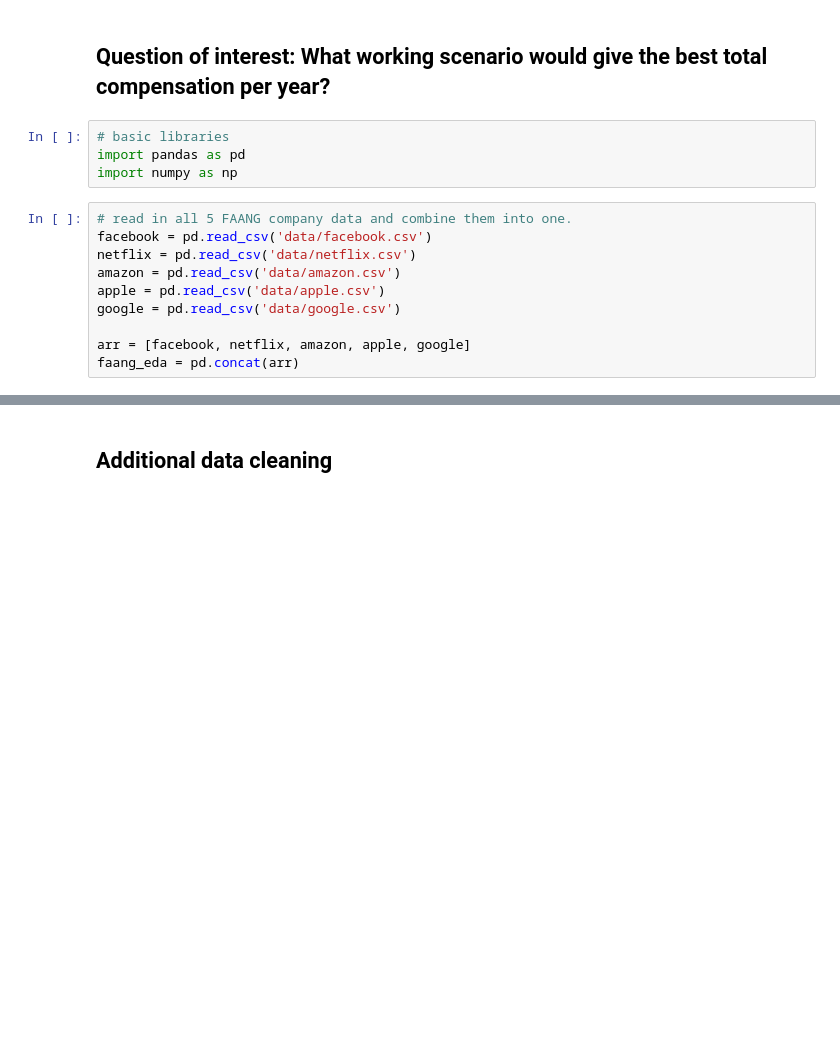
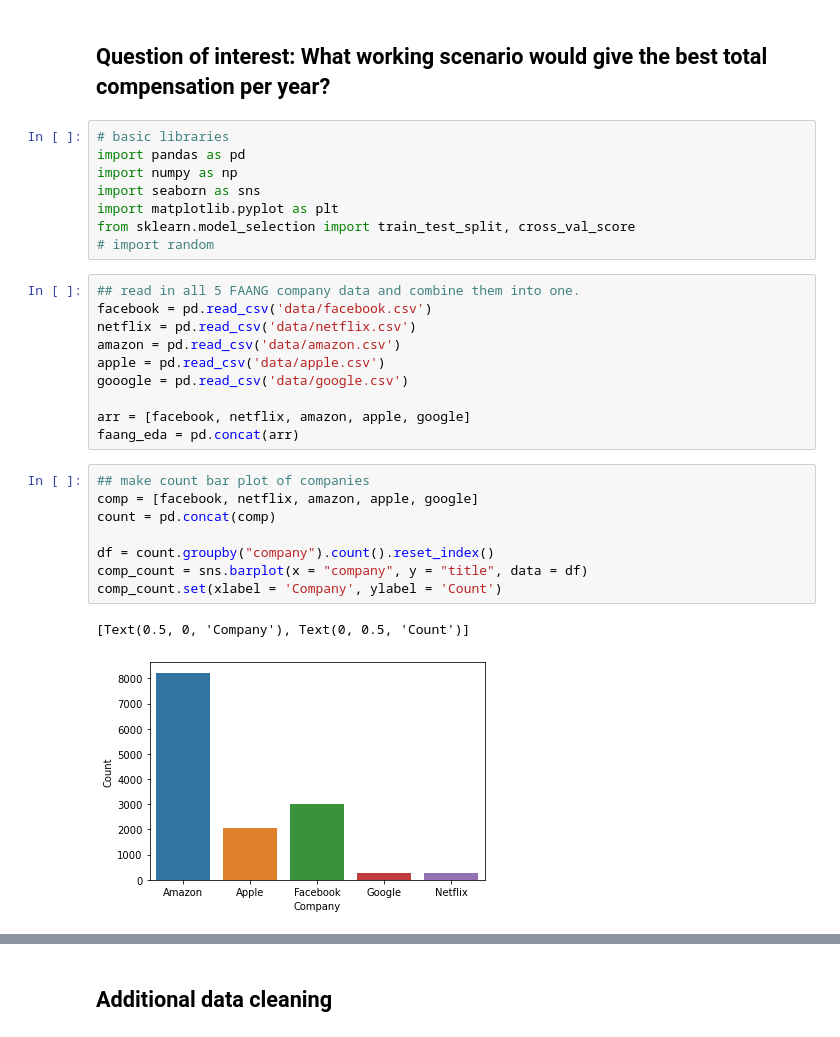
Before and after one commit to mimanjh/426_final, a Jupyter notebook: final.ipynb, the cells around one changed output, grey strips where cells are left out. Cells and saved outputs as stored; diff of their text form; blank space fills up the shorter version.

```diff
--- a/final.ipynb
+++ b/final.ipynb
@@ -4,13 +4,28 @@
 # basic libraries
 import pandas as pd
 import numpy as np
+import seaborn as sns
+import matplotlib.pyplot as plt
+from sklearn.model_selection import train_test_split, cross_val_score
+# import random
 # %%
-# read in all 5 FAANG company data and combine them into one.
+## read in all 5 FAANG company data and combine them into one.
 facebook = pd.read_csv('data/facebook.csv')
 netflix = pd.read_csv('data/netflix.csv')
 amazon = pd.read_csv('data/amazon.csv')
 apple = pd.read_csv('data/apple.csv')
-google = pd.read_csv('data/google.csv')
+gooogle = pd.read_csv('data/google.csv')
 
 arr = [facebook, netflix, amazon, apple, google]
 faang_eda = pd.concat(arr)
+# %%
+## make count bar plot of companies
+comp = [facebook, netflix, amazon, apple, google]
+count = pd.concat(comp)
+
+df = count.groupby("company").count().reset_index()
+comp_count = sns.barplot(x = "company", y = "title", data = df)
+comp_count.set(xlabel = 'Company', ylabel = 'Count')
+# %% [output]
+[Text(0.5, 0, 'Company'), Text(0, 0.5, 'Count')]
+[figure, added]
```
Also changed, not shown: parts of 26 cells of this notebook, 10 other files.
